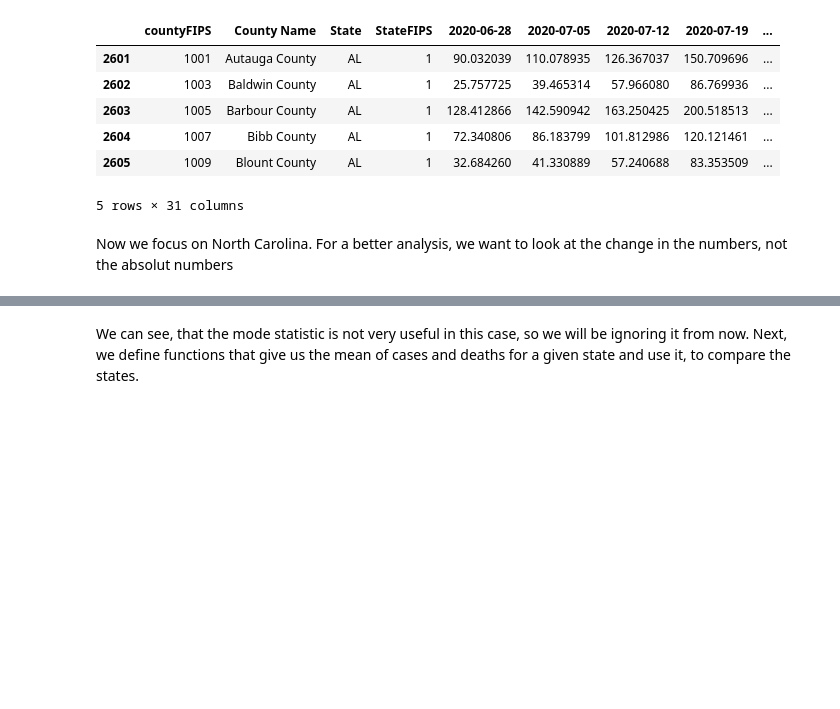
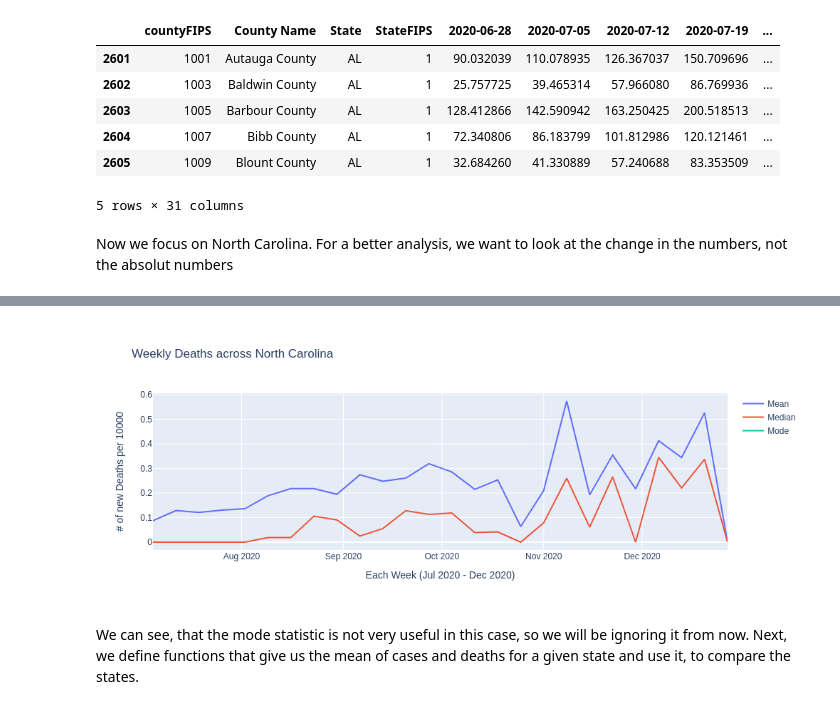
Before and after one commit to usman-z/CSC_405, a Jupyter notebook: JK/Stage_II.ipynb, the cells around one changed output, grey strips where cells are left out. Cells and saved outputs as stored; diff of their text form; code cells hidden in the pictures; blank space fills up the shorter version.

```diff
--- a/JK/Stage_II.ipynb
+++ b/JK/Stage_II.ipynb
@@ -117,5 +117,5 @@ fig.update_layout(
 
 fig.write_image("images/weekly_death_nc.png")
 
-fig.show()
+Image(filename="images/weekly_death_nc.png")
 # %% [output]
@@ -123,3 +122,4 @@ fig.show()
+[figure, added]
 # %% [markdown]
 We can see, that the mode statistic is not very useful in this case, so we will be ignoring it from now. Next, we define functions that give us the mean of cases and deaths for a given state and use it, to compare the states.
 # %%
```
Also changed, not shown: parts of 10 cells of this notebook, 8 other files.
